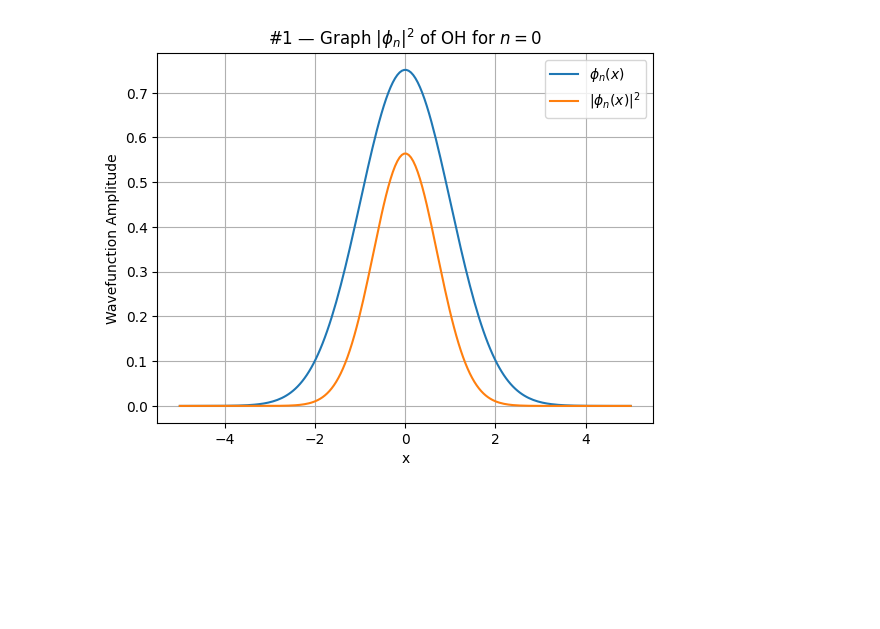
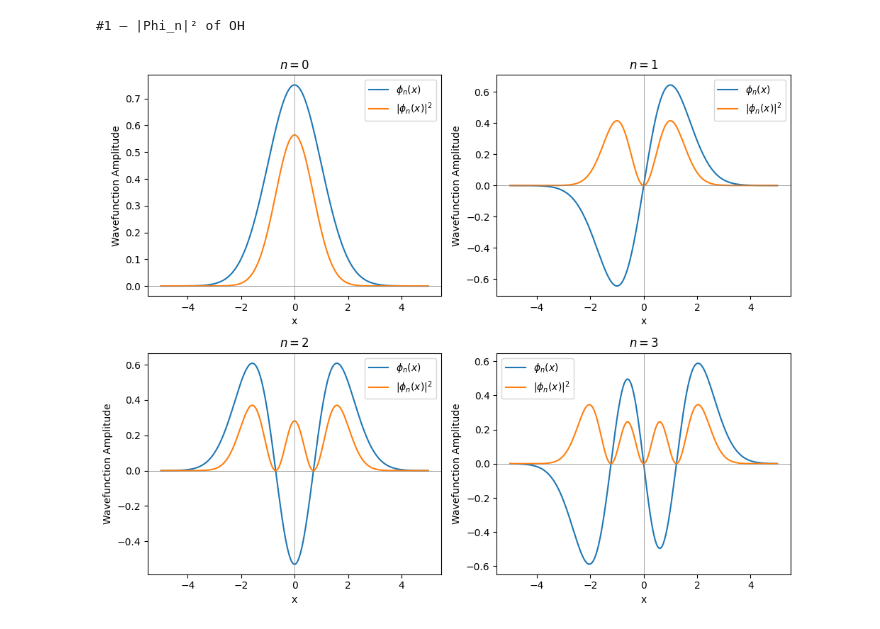
Before and after one commit to gerhardteduardo/physics-computational, a Jupyter notebook: schrodinger-equations.ipynb, the cells around one changed output. Cells and saved outputs as stored; diff of their text form; code cells hidden in the pictures; blank space fills up the shorter version.

```diff
--- a/schrodinger-equations.ipynb
+++ b/schrodinger-equations.ipynb
@@ -7,15 +11,8 @@ import matplotlib.pyplot as plt
-# %%
-# Define the wavefunction phi_n(x) for the quantum harmonic oscillator
-def phi_n(x, n, m, w, h):
-    A = ((m * w)/(np.pi * h))**0.25 / np.sqrt(2**n * factorial(n))
-    Xi = (m * w / h)**0.25 * x
-    H_n = hermite(n)
-    gaussian = np.exp(-Xi**2 / 2)
-    return A * H_n(Xi) * gaussian
-# %%
-n = 0  # Quantum state (n = 0, 1, 2, ...)
-m = h = w = 1 # Set parameters as given by the exercise
-N = 200
-x = np.linspace(-5, 5, N)
-psi = phi_n(x, n, m, w, h)
-psi_squared = psi**2  # Compute the squared modulus (probability density)
+# %%
+## global vars ##
+n = [ 0, 1, 2, 3]
+n_max = 30
+x = np.linspace(-5, 5, 200)
+a = 5
+p = 0.5
+times = [0, 0.5, 1, 2, 4, 8, 16]
@@ -22,11 +47,18 @@ psi_squared = psi**2  # Compute the squared modulus (probability density)
 # %%
-plt.plot(x, psi, label=r'$\phi_n(x)$')
-plt.plot(x, psi_squared, label=r'$|\phi_n(x)|^2$')
-plt.title(f'#1 — Graph $|\\phi_n|^2$ of OH for $n = {n}$')
-plt.xlabel('x')
-plt.ylabel('Wavefunction Amplitude')
-plt.grid()
-plt.legend()
-plt.show()
+# first plot
+print('#1 — |Phi_n|² of OH\n')
+plt.figure(figsize=(10, 8))
+for i in n:
+    plt.subplot(2, 2, i+1)
+    plt.plot(x, phi_n(x, i), label=r'$\phi_n(x)$')
+    plt.plot(x, phi_n(x, i)**2, label=r'$|\phi_n(x)|^2$')
+    plt.title(f'$n = {i}$')
+    plt.xlabel('x'); plt.ylabel('Wavefunction Amplitude')
+    plt.axvline(x=0, color='gray', linewidth=0.5)
+    plt.axhline(y=0, color='gray', linewidth=0.5)
+    plt.legend()
+
+plt.tight_layout(); plt.show()
 # %% [output]
+#1 — |Phi_n|² of OH
-[figure, old version]
+[figure, new version]
```
Also changed, not shown: parts of 5 cells of this notebook.
